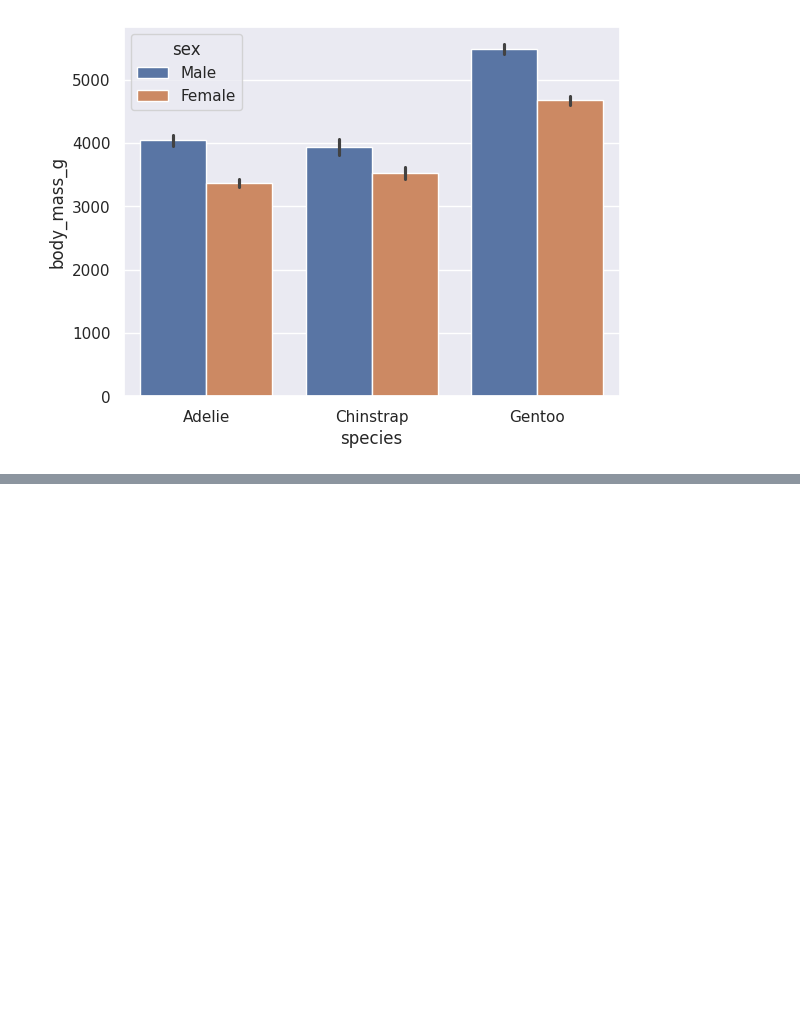
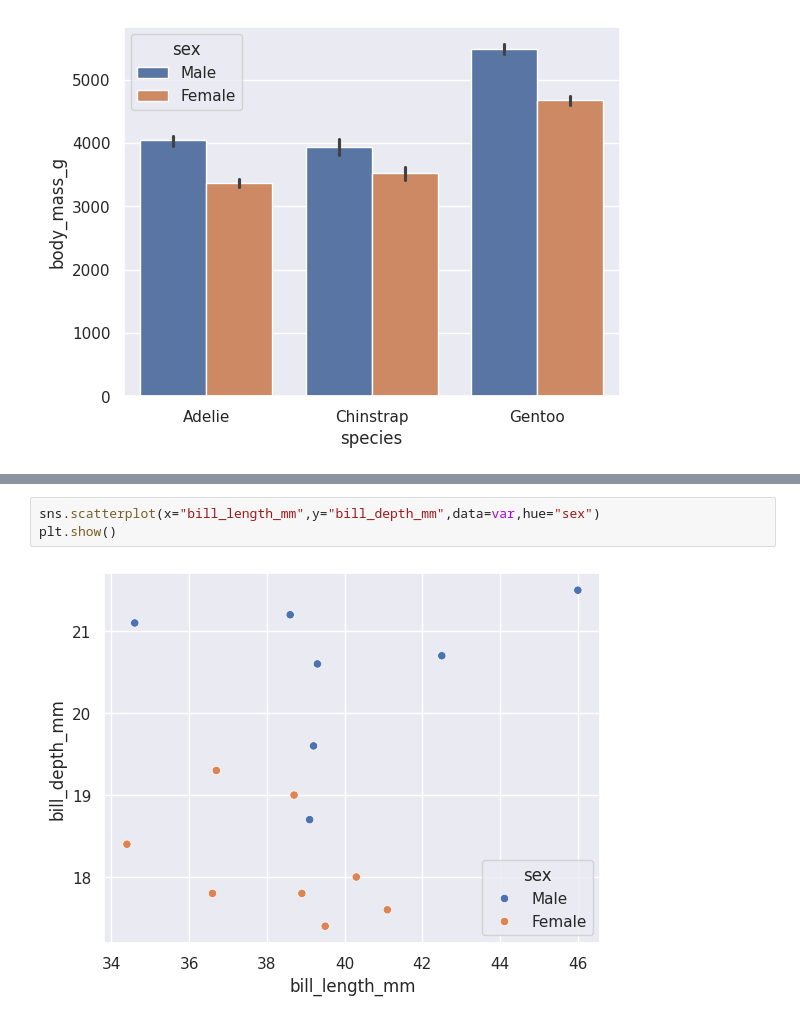
Before and after one commit to anjali801/Data-science-45-internship, a Jupyter notebook: Day21.ipynb, the cells around one changed output, grey strips where cells are left out. Saved outputs shown, nothing was run; the diff lists cells and outputs as text; blank space fills up the shorter version.

```diff
--- a/Day21.ipynb
+++ b/Day21.ipynb
@@ -343,0 +376,5 @@ plt.show()
+# %%
+sns.scatterplot(x="bill_length_mm",y="bill_depth_mm",data=var,hue="sex")
+plt.show()
+# %% [output]
+[figure, added]
```
Also changed, not shown: parts of 10 cells of this notebook.
